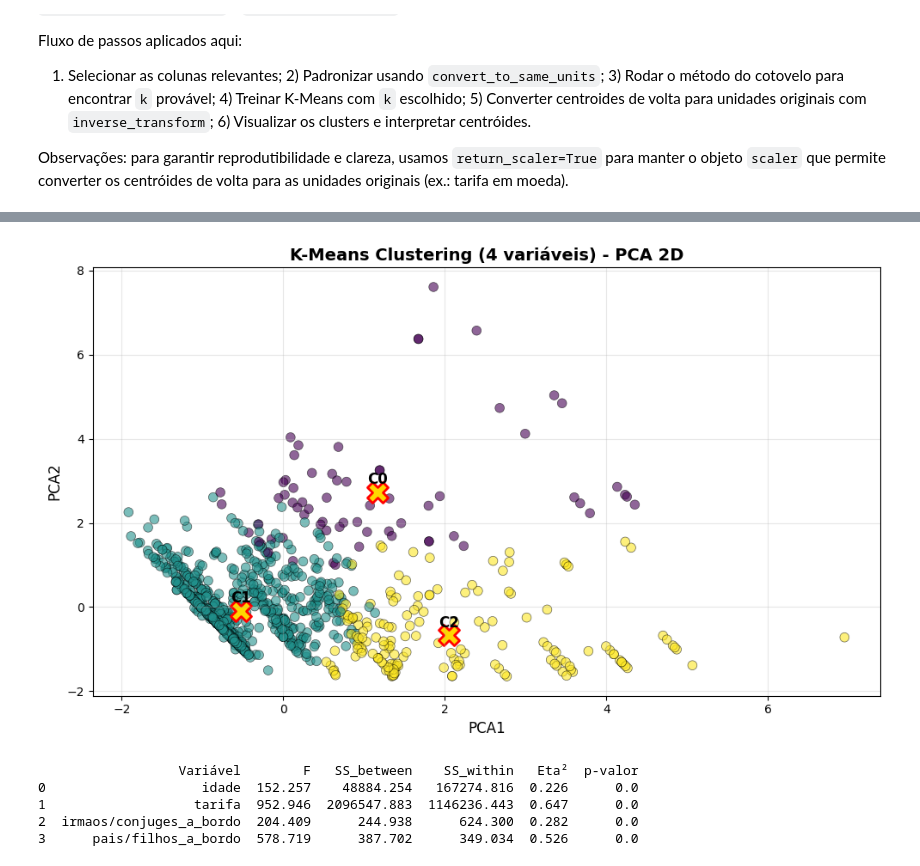
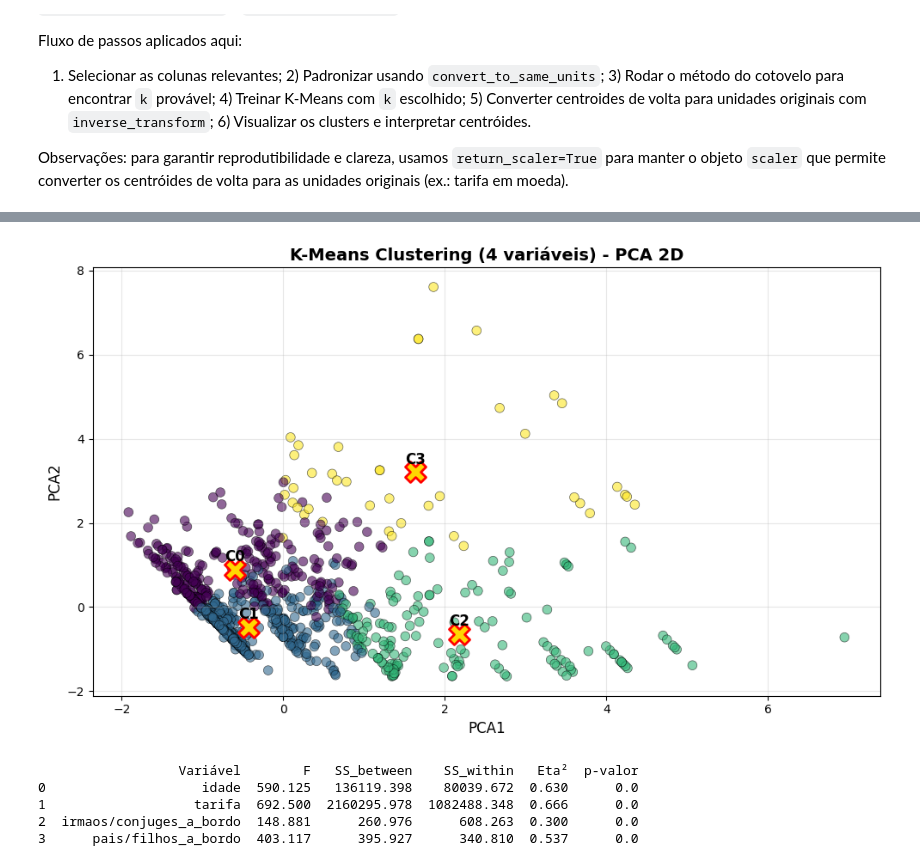
Before and after one commit to Fabiano01EST/Python-Aplication-Data-Base-Titanic, a Jupyter notebook: aplicação_pyhton.ipynb, the cells around one changed output, grey strips where cells are left out. Drawn from its saved outputs; the diff is of its cells as text; code cells hidden in the pictures.

Commit message:
APLICAÇÂO EM PYTHON DATASET TITANIC

```diff
--- a/aplicação_pyhton.ipynb
+++ b/aplicação_pyhton.ipynb
@@ -450,4 +424,0 @@ plt.show()
-# %%
-kmeans = KMeans(n_clusters=k, random_state=42)
-cluster_labels = kmeans.fit_predict(X_scaled_df)
-dados_titanic1["clusters"] = cluster_labels
@@ -459,8 +432,19 @@ dados_titanic1["clusters"] = cluster_labels
 # %%
-# ===== 4. Escolher k = 3 =====
-k = 3
+# ===== 4. Escolher k = 3 e preparar dados escalados =====
+cols = ['idade','tarifa', "irmaos/conjuges_a_bordo", "pais/filhos_a_bordo"]
+X = dados_titanic1[cols]
+
+# Escalar os dados
+scaler = StandardScaler()
+X_scaled = scaler.fit_transform(X)
+X_scaled_df = pd.DataFrame(X_scaled, columns=cols, index=X.index)
+k = 4
 kmeans = KMeans(n_clusters=k, random_state=42, n_init=10)
 dados_titanic1["cluster"] = kmeans.fit_predict(X_scaled_df)
+
+# ===== 5. Converter centroides de volta para unidades originais =====
+X_scaled = scaler.fit_transform(X[cols])
+cluster_labels = scaler.inverse_transform(kmeans.cluster_centers_)
 
 # ===== 6. Gráfico dos clusters (idade vs tarifa) =====
 plt.figure(figsize=(10, 6))
@@ -473,7 +457,7 @@ scatter = plt.scatter(dados_titanic1["idade"],
                       edgecolors='black',
                       linewidth=0.5)
 # Adicionar centroides
-for i, c in enumerate(centroides_reais):
+for i, c in enumerate(cluster_labels):
     plt.scatter(c[0], c[1], marker="X", s=300, edgecolor="red", linewidth=2, c='gold')
     plt.text(c[0], c[1] + 20, f"C{i}", fontsize=12, fontweight='bold', ha='center')
 
@@ -501,37 +519,37 @@ scaler = StandardScaler()
 X_scaled = scaler.fit_transform(X)
 
 # ===== 3. Aplicar K-Means =====
-k = 3
+k = 4
 kmeans = KMeans(n_clusters=k, random_state=42, n_init=10)
 dados_titanic1["cluster"] = kmeans.fit_predict(X_scaled)
 
 # ===== 4. Visualização 2D usando PCA =====
 pca = PCA(n_components=2)
 X_pca = pca.fit_transform(X_scaled)
 
 plt.figure(figsize=(10, 6))
 scatter = plt.scatter(X_pca[:,0], X_pca[:,1],
                       c=dados_titanic1["cluster"],
                       cmap='viridis',
                       s=60,
                       alpha=0.6,
                       edgecolors='black',
                       linewidth=0.5)
 
 # Adicionar centroides no PCA
 centroids_pca = pca.transform(kmeans.cluster_centers_)
 for i, c in enumerate(centroids_pca):
     plt.scatter(c[0], c[1], marker="X", s=300, c='gold', edgecolor='red', linewidth=2)
     plt.text(c[0], c[1]+0.2, f"C{i}", fontsize=12, fontweight='bold', ha='center')
 
 plt.xlabel("PCA1", fontsize=12)
 plt.ylabel("PCA2", fontsize=12)
 plt.title("K-Means Clustering (4 variáveis) - PCA 2D", fontsize=14, fontweight='bold')
 plt.grid(True, alpha=0.3)
 plt.tight_layout()
 plt.show()
 # %% [output]
-[figure, old version]
+[figure, new version]
 # %%
 import numpy as np
 import pandas as pd
@@ -572,7 +590,7 @@ df_resultados = pd.DataFrame(resultados)
 print(df_resultados.round(3))
 # %% [output]
                   Variável        F   SS_between    SS_within   Eta²  p-valor
-0                    idade  152.257    48884.254   167274.816  0.226      0.0
-1                   tarifa  952.946  2096547.883  1146236.443  0.647      0.0
-2  irmaos/conjuges_a_bordo  204.409      244.938      624.300  0.282      0.0
-3      pais/filhos_a_bordo  578.719      387.702      349.034  0.526      0.0
+0                    idade  590.125   136119.398    80039.672  0.630      0.0
+1                   tarifa  692.500  2160295.978  1082488.348  0.666      0.0
+2  irmaos/conjuges_a_bordo  148.881      260.976      608.263  0.300      0.0
+3      pais/filhos_a_bordo  403.117      395.927      340.810  0.537      0.0
```
Also changed, not shown: parts of 12 cells of this notebook.
